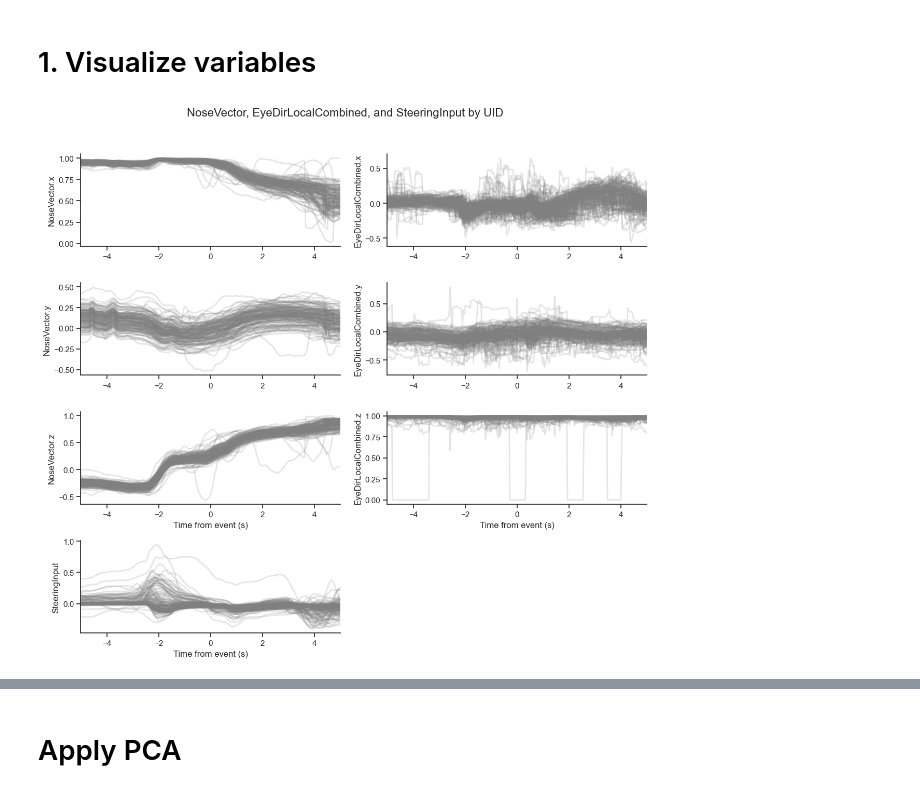
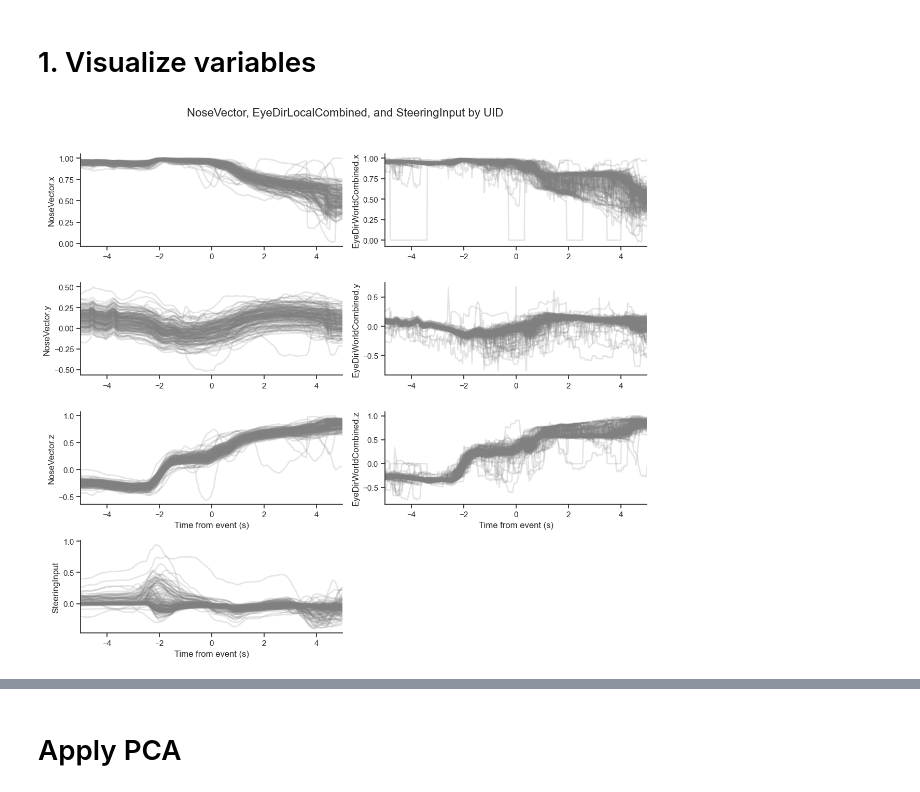
Before and after one commit to JohnMadrid/fpca-takeOverRequests, a Jupyter notebook: pca.ipynb, the cells around one changed output, grey strips where cells are left out. Cells and saved outputs as stored; diff of their text form; code cells hidden in the pictures.

Commit message:
PCA using eyeWorld data

```diff
--- a/pca.ipynb
+++ b/pca.ipynb
@@ -99,7 +114,7 @@ def plot_vectors(df, uid_col='uid'):
     unique_uids = df[uid_col].unique()
 
     left_cols = ['NoseVector.x', 'NoseVector.y', 'NoseVector.z']
-    right_cols = ['EyeDirLocalCombined.x', 'EyeDirLocalCombined.y', 'EyeDirLocalCombined.z']
+    right_cols = ['EyeDirWorldCombined.x', 'EyeDirWorldCombined.y', 'EyeDirWorldCombined.z']
 
     color = 'gray'
     alpha = 0.2
@@ -133,33 +148,33 @@ def plot_vectors(df, uid_col='uid'):
         sns.despine(ax=ax, top=True, right=True)
 
     for i, col in enumerate(right_cols):
         ax = axs[i, 1]
         ax.set_ylabel(col)
         ax.set_xlim(x_min, x_max)
         # ax.grid(True, color='white', linestyle='-', linewidth=1, alpha=0.7)
         sns.despine(ax=ax, top=True, right=True)
 
     # SteeringInput axis formatting (last row, left column)
     ax_steering = axs[3, 0]
     ax_steering.set_ylabel('SteeringInput')
     ax_steering.set_xlabel('Time from event (s)')
     ax_steering.set_xlim(x_min, x_max)
     ax_steering.grid(True, color='white', linestyle='-', linewidth=2, alpha=1)
     sns.despine(ax=ax_steering, top=True, right=True)
 
     # Turn off unused subplot (last row, right column)
     axs[3, 1].axis('off')
 
     # Set x-labels for last row in left column (done above) and also for upper right col (optional)
     for ax in axs[2, :]:
         ax.set_xlabel('Time from event (s)')
 
     plt.tight_layout(rect=[0, 0, 1, 0.95])
     plt.show()
 
 # Example usage:
 plot_vectors(df_single_event, uid_col='uid')
 # %% [output]
-[figure, old version]
+[figure, new version]
 # %%
 fig, axs = plt.subplots(1, 1, figsize=(10, 10), sharex=True, sharey=True)
```
Also changed, not shown: parts of 14 cells of this notebook.
